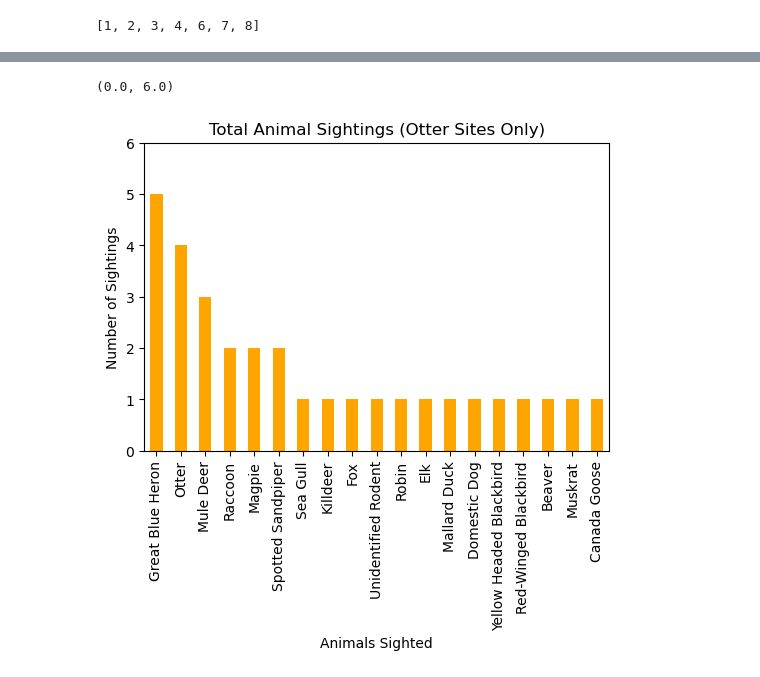
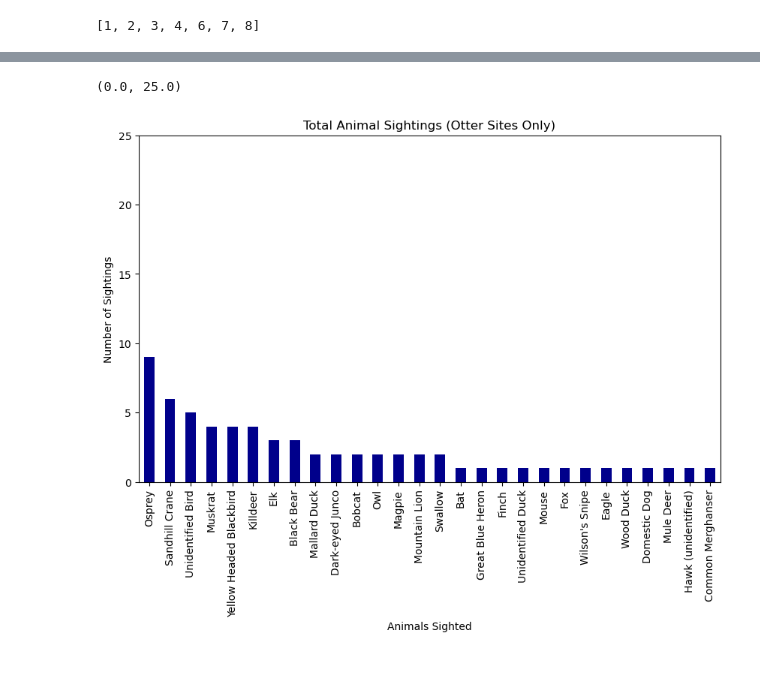
Before and after one commit to CamHauver/River_Otter_Project, a Jupyter notebook: otter_data.ipynb, the cells around one changed output, grey strips where cells are left out. Saved outputs shown, nothing was run; the diff lists cells and outputs as text; code cells hidden in the pictures.

```diff
--- a/otter_data.ipynb
+++ b/otter_data.ipynb
@@ -7,3 +9,4 @@ import scipy.stats as st
 # %%
-otter_data_csv = "./Resources/actual_otter_data.csv"
+#Import data
+otter_data_csv = "./Resources/example_data/altered_otter_data_compiled.csv"
 # %%
@@ -614,19 +861,26 @@ otter_sites_df
 # %%
 #Create new dataframe with all data from Otter Sites only
 
-animal_sighted_survey_13_df = middle_provo_river_df[middle_provo_river_df["Survey #"] == 13]
-animal_sighted_survey_15_df = middle_provo_river_df[middle_provo_river_df["Survey #"] == 15]
-animal_sighted_survey_27_df = middle_provo_river_df[middle_provo_river_df["Survey #"] == 27]
-animal_sighted_survey_30_df = middle_provo_river_df[middle_provo_river_df["Survey #"] == 30]
+animal_sighted_survey_5_df = middle_provo_river_df[middle_provo_river_df["Survey #"] == 5][middle_provo_river_df["Animal Sighted"] != "Otter"]
+animal_sighted_survey_13_df = middle_provo_river_df[middle_provo_river_df["Survey #"] == 13][middle_provo_river_df["Animal Sighted"] != "Otter"]
+animal_sighted_survey_15_df = middle_provo_river_df[middle_provo_river_df["Survey #"] == 15][middle_provo_river_df["Animal Sighted"] != "Otter"]
+animal_sighted_survey_17_df = middle_provo_river_df[middle_provo_river_df["Survey #"] == 17][middle_provo_river_df["Animal Sighted"] != "Otter"]
+animal_sighted_survey_18_df = middle_provo_river_df[middle_provo_river_df["Survey #"] == 18][middle_provo_river_df["Animal Sighted"] != "Otter"]
+animal_sighted_survey_32_df = middle_provo_river_df[middle_provo_river_df["Survey #"] == 32][middle_provo_river_df["Animal Sighted"] != "Otter"]
+
+
 
 animal_sighted_otter_survey_list = [
+    animal_sighted_survey_5_df,
     animal_sighted_survey_13_df,
     animal_sighted_survey_15_df,
-    animal_sighted_survey_27_df,
-    animal_sighted_survey_30_df
+    animal_sighted_survey_17_df,
+    animal_sighted_survey_18_df,
+    animal_sighted_survey_32_df
 ]
 
 merged_otter_site_df = pd.concat(animal_sighted_otter_survey_list)
+
 merged_otter_site_df
 # %% [output]
 |  | Location | Survey # | Camera # | SD Card | Animal Sighted | Animal Count |
@@ -722,9 +999,10 @@ Name: count, dtype: int64
 # %%
-otter_site_animal_sighted_totals_graph = otter_site_animal_sighted_totals.plot(kind="bar", facecolor="orange", figsize=(6,4))
+#Graph the total number of animal sightings for each species sighted at Otter Sites
+otter_site_animal_sighted_totals_graph = otter_site_animal_sighted_totals.plot(kind="bar", facecolor="darkblue", figsize=(10,6))
 plt.title("Total Animal Sightings (Otter Sites Only)")
 plt.xlabel("Animals Sighted")
 plt.ylabel("Number of Sightings")
-plt.ylim(0,6)
+plt.ylim(0,25)
 # %% [output]
-(0.0, 6.0)
+(0.0, 25.0)
-[figure, old version]
+[figure, new version]
```
Also changed, not shown: parts of 99 cells of this notebook, 10 other files.
